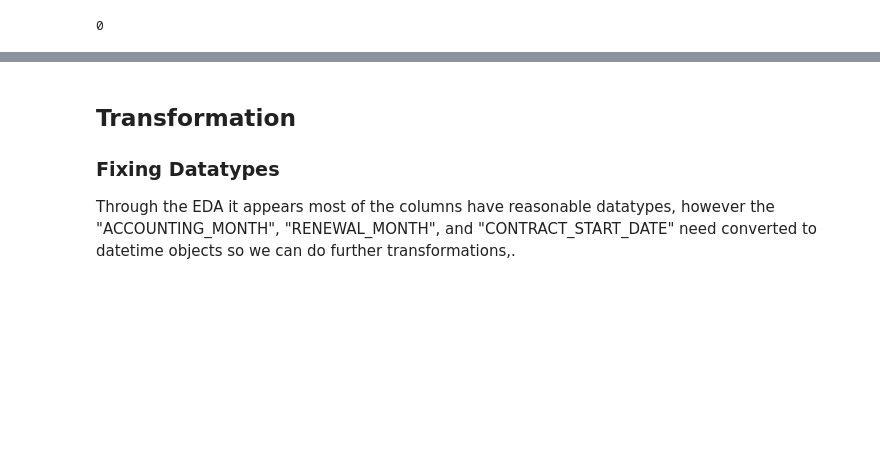
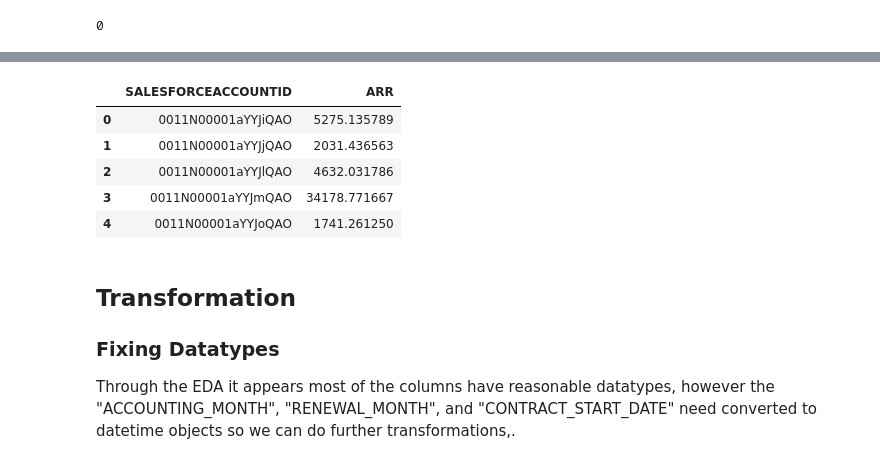
Before and after one commit to jmoro0408/Customer_Churn, a Jupyter notebook: notebooks/2_cleaning.ipynb, the cells around one changed output, grey strips where cells are left out. Drawn from its saved outputs; the diff is of its cells as text; code cells hidden in the pictures; blank space fills up the shorter version.

```diff
--- a/notebooks/2_cleaning.ipynb
+++ b/notebooks/2_cleaning.ipynb
@@ -219,0 +225,11 @@ X_train.isnull().sum().sum()
+# %%
+ARR_id_means = X_train.groupby('SALESFORCEACCOUNTID', as_index = False).mean(numeric_only = True)[['SALESFORCEACCOUNTID', 'ARR']]
+ARR_id_means_dict = dict(zip(ARR_id_means['SALESFORCEACCOUNTID'], ARR_id_means['ARR']))
+ARR_id_means.head()
+# %% [output]
+|  | SALESFORCEACCOUNTID | ARR |
+| 0 | 0011N00001aYYJiQAO | 5275.135789 |
+| 1 | 0011N00001aYYJjQAO | 2031.436563 |
+| 2 | 0011N00001aYYJlQAO | 4632.031786 |
+| 3 | 0011N00001aYYJmQAO | 34178.771667 |
+| 4 | 0011N00001aYYJoQAO | 1741.261250 |
```
Also changed, not shown: parts of 8 cells of this notebook, 1 other file.
